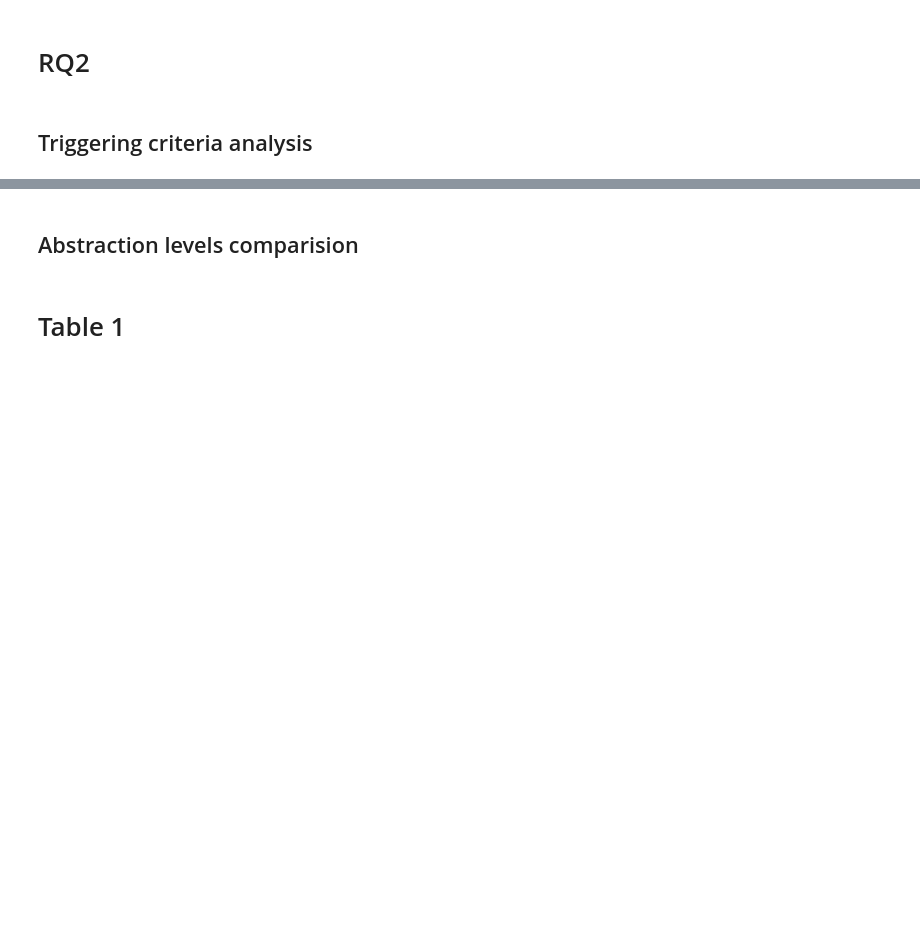
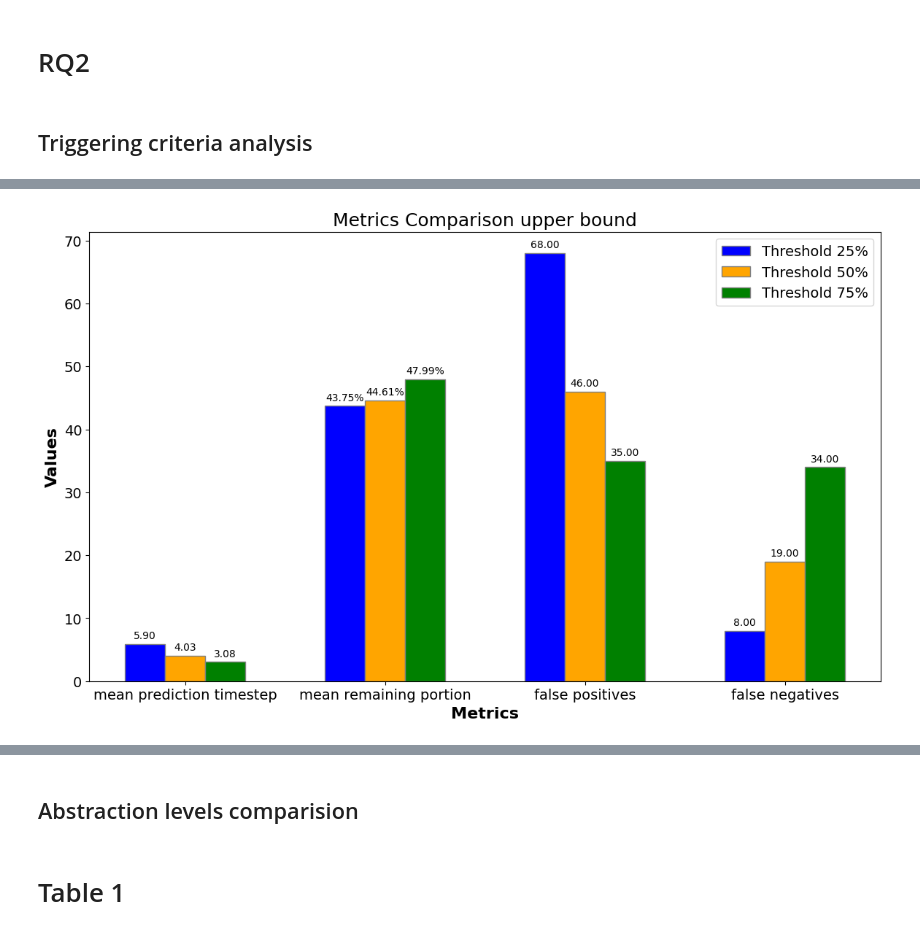
Before and after one commit to amirhosseinzlf/SMARLA, a Jupyter notebook: Mountain-Car/RQ_MountainCar.ipynb, the cells around one changed output, grey strips where cells are left out. Drawn from its saved outputs; the diff is of its cells as text; code cells hidden in the pictures; blank space fills up the shorter version.

```diff
--- a/Mountain-Car/RQ_MountainCar.ipynb
+++ b/Mountain-Car/RQ_MountainCar.ipynb
@@ -1111,0 +1355,4 @@ plot_and_save_metrics_for_paper(metric_LB,metric_A,metric_UB, f'MC_RQ/Cartpole_D
+# %%
+plot_metrics_comparison(metrics_to_plot_UB_25, metrics_to_plot_UB_50, metrics_to_plot_UB_75,'upper bound',plot_save_path)
+# %% [output]
+[figure, added]
```
Also changed, not shown: parts of 7 cells of this notebook.
